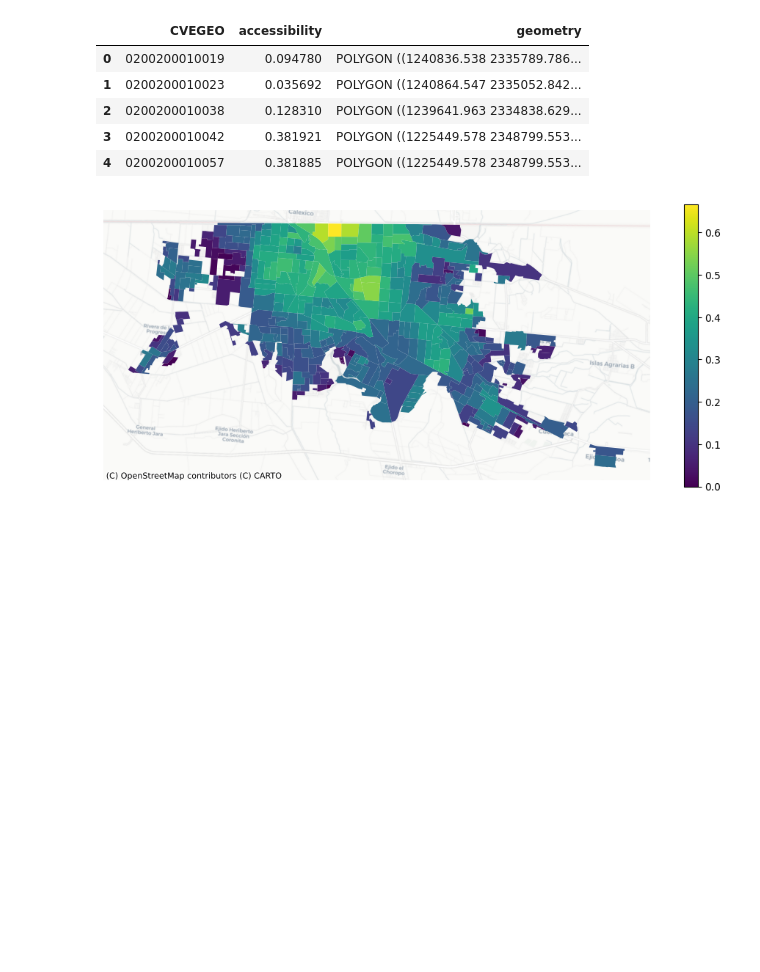
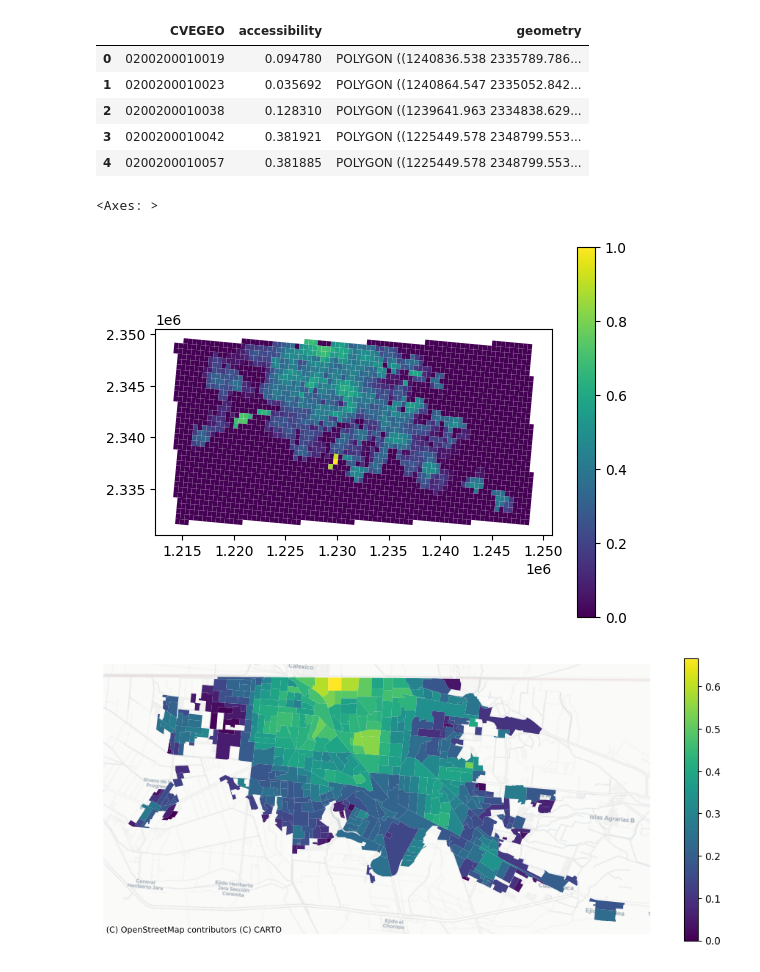
Before and after one commit to RodolfoFigueroa/housing_choice, a Jupyter notebook: 02_accessibility.ipynb, the cells around one changed output. Drawn from its saved outputs; the diff is of its cells as text; code cells hidden in the pictures; blank space fills up the shorter version.

```diff
--- a/02_accessibility.ipynb
+++ b/02_accessibility.ipynb
@@ -155,10 +161,13 @@ AMENITIES_DICT = {
     },
 }
 # %%
-df_agebs = gpd.read_file(generated_path / "agebs.gpkg").drop(columns=["accessibility"])
+df_agebs = gpd.read_file(generated_path / "agebs.gpkg").drop(
+    columns=["accessibility"], errors="ignore",
+)
 # %%
 bbox = shapely.box(*df_agebs.total_bounds).buffer(
     1000,
     cap_style="flat",
     join_style="mitre",
 )
+xmin, ymin, xmax, ymax = bbox.bounds
@@ -272,8 +325,11 @@ for amenity_type in df_amenities["amenity"].unique():
 # Red
 # %%
 def load_roads(
-    bounds: tuple, g_path: Path, *, force_download: bool = False
-) -> tuple[gpd.GeoDataFrame]:
+    bounds: tuple,
+    g_path: Path,
+    *,
+    force_download: bool = False,
+) -> tuple[gpd.GeoDataFrame, gpd.GeoDataFrame]:
     if g_path.exists() and not force_download:
         print("Loading prev road file.")
         g = ox.load_graphml(g_path)
@@ -382,7 +440,7 @@ net_accessibility.set(destinations.index, variable=destinations.values, name="at
 # %%
 df_mesh = df_mesh.merge(
     net_accessibility.aggregate(1000, "sum", "exp", name="attr").rename(
-        "accessibility"
+        "accessibility",
     ),
     on="osmid",
     how="left",
@@ -413,6 +473,11 @@ df_access.head()
 | 2 | 0200200010038 | 0.128310 | POLYGON ((1239641.963 2334838.629... |
 | 3 | 0200200010042 | 0.381921 | POLYGON ((1225449.578 2348799.553... |
 | 4 | 0200200010057 | 0.381885 | POLYGON ((1225449.578 2348799.553... |
+# %%
+df_mesh.plot(column="accessibility_score", legend=True)
+# %% [output]
+<Axes: >
+[figure, added]
 # %%
 fig, ax = plt.subplots(figsize=(12, 5))
 df_access.plot(column="accessibility", cmap="viridis", legend=True, ax=ax)
```
Also changed, not shown: parts of 10 cells of this notebook, 7 other files.
